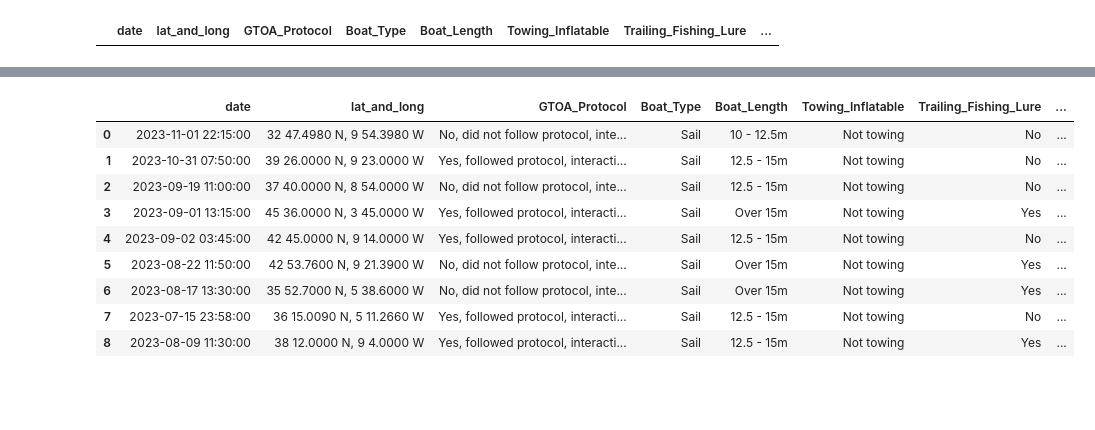
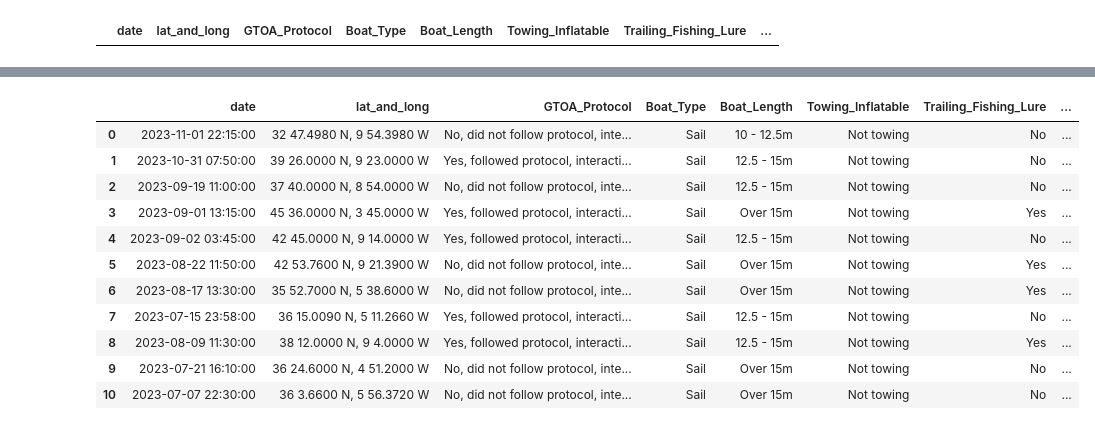
Before and after one commit to Jacobomb/Orca-interactions-in-the-Iberian-Peninsula, a Jupyter notebook: notebooks/1.WebScraping.ipynb, the cells around one changed output, grey strips where cells are left out. Cells and saved outputs as stored; diff of their text form; code cells hidden in the pictures; blank space fills up the shorter version.

```diff
--- a/notebooks/1.WebScraping.ipynb
+++ b/notebooks/1.WebScraping.ipynb
@@ -916,5 +812,5 @@ def lista_caso7():
 # %%
-for i in range(1, 12, 1):
+for i in range(1, casos_number, 1):
 
     # Abro tab
     time.sleep(0.5)
@@ -923,7 +819,7 @@ for i in range(1, 12, 1):
 
     # Voy a aplicar un webdriver para esperar hasta que se haya abierto la tab, para evitar errores
     wait = WebDriverWait(driver, 10)
-    element = wait.until(EC.find_element(By.XPATH, '/html/body/div[3]/div/section/div/section/div/div[5]/div/div/div/div[2]/div/div/div[2]/div[2]/div[3]/div[3]'))
+    element = wait.until(EC.presence_of_element_located((By.XPATH, '/html/body/div[3]/div/section/div/section/div/div[5]/div/div/div/div[2]/div/div/div[2]/div[2]/div[3]/div[3]')))
 
     # Voy a definir variables que contengan la string de las preguntas 7, 8 y 9:
     time.sleep(1)
@@ -968,13 +879,15 @@ AttributeError: module 'selenium.webdriver.support.expected_conditions' has no a
 # %%
-df
+df.head()
 # %% [output]
 |  | date | lat_and_long | GTOA_Protocol | Boat_Type | Boat_Length | Towing_Inflatable | Trailing_Fishing_Lure | ... |
 | 0 | 2023-11-01 22:15:00 | 32 47.4980 N, 9 54.3980 W | No, did not follow protocol, inte... | Sail | 10 - 12.5m | Not towing | No | ... |
 | 1 | 2023-10-31 07:50:00 | 39 26.0000 N, 9 23.0000 W | Yes, followed protocol, interacti... | Sail | 12.5 - 15m | Not towing | No | ... |
 | 2 | 2023-09-19 11:00:00 | 37 40.0000 N, 8 54.0000 W | No, did not follow protocol, inte... | Sail | 12.5 - 15m | Not towing | No | ... |
 | 3 | 2023-09-01 13:15:00 | 45 36.0000 N, 3 45.0000 W | Yes, followed protocol, interacti... | Sail | Over 15m | Not towing | Yes | ... |
 | 4 | 2023-09-02 03:45:00 | 42 45.0000 N, 9 14.0000 W | Yes, followed protocol, interacti... | Sail | 12.5 - 15m | Not towing | No | ... |
 | 5 | 2023-08-22 11:50:00 | 42 53.7600 N, 9 21.3900 W | No, did not follow protocol, inte... | Sail | Over 15m | Not towing | Yes | ... |
 | 6 | 2023-08-17 13:30:00 | 35 52.7000 N, 5 38.6000 W | No, did not follow protocol, inte... | Sail | Over 15m | Not towing | Yes | ... |
 | 7 | 2023-07-15 23:58:00 | 36 15.0090 N, 5 11.2660 W | Yes, followed protocol, interacti... | Sail | 12.5 - 15m | Not towing | No | ... |
 | 8 | 2023-08-09 11:30:00 | 38 12.0000 N, 9 4.0000 W | Yes, followed protocol, interacti... | Sail | 12.5 - 15m | Not towing | Yes | ... |
+| 9 | 2023-07-21 16:10:00 | 36 24.6000 N, 4 51.2000 W | No, did not follow protocol, inte... | Sail | Over 15m | Not towing | No | ... |
+| 10 | 2023-07-07 22:30:00 | 36 3.6600 N, 5 56.3720 W | No, did not follow protocol, inte... | Sail | Over 15m | Not towing | No | ... |
```
Also changed, not shown: parts of 19 cells of this notebook.
